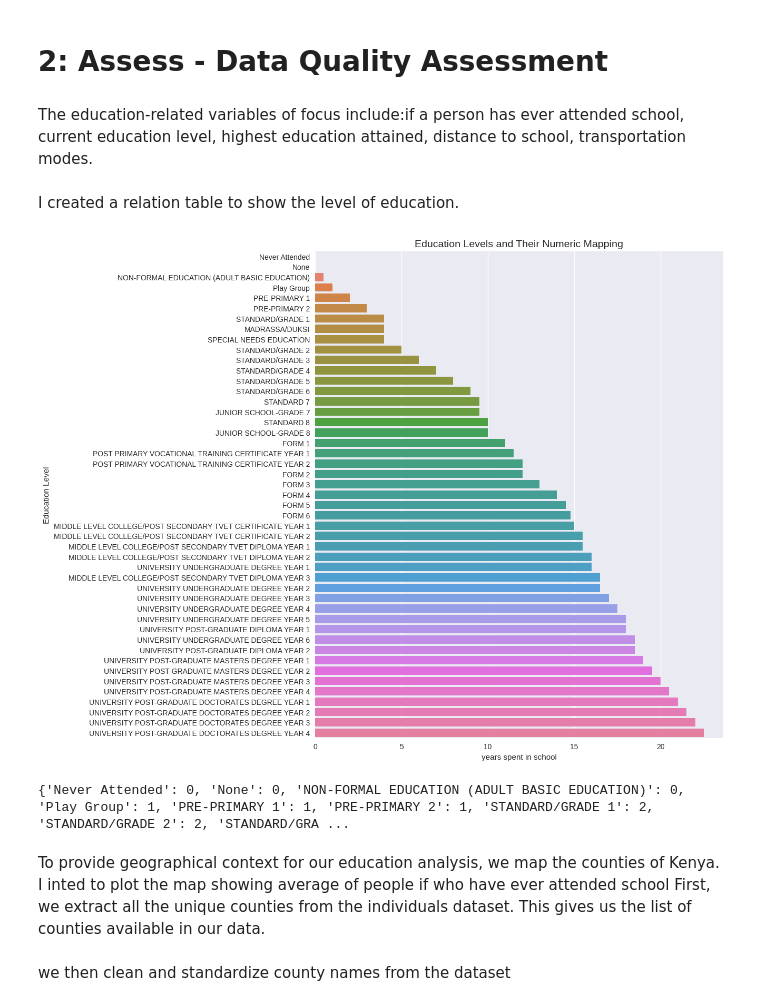
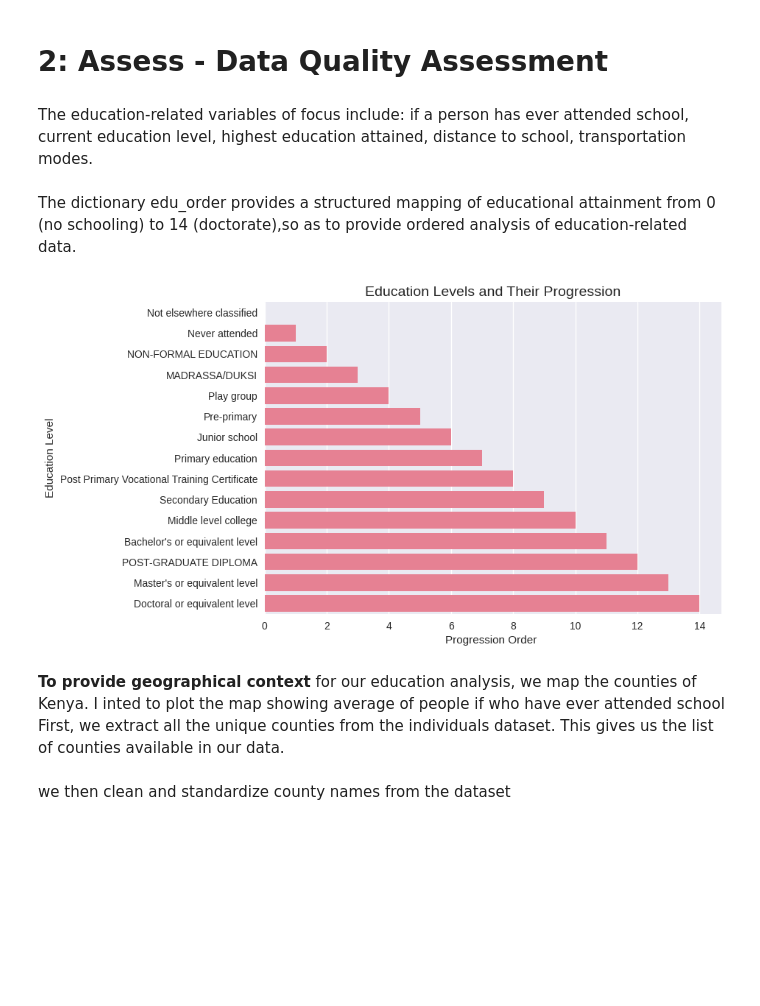
Before and after one commit to silprosa/fynesse_mlfc, a Jupyter notebook: notebooks/Education.ipynb, the cells around one changed output. Saved outputs shown, nothing was run; the diff lists cells and outputs as text; code cells hidden in the pictures; blank space fills up the shorter version.

```diff
--- a/notebooks/Education.ipynb
+++ b/notebooks/Education.ipynb
@@ -203,6 +207,5 @@ display(nan_count)
 # %% [markdown]
 # 2: Assess - Data Quality Assessment
 # %% [markdown]
-The education-related variables of focus include:if a person has ever attended school, current education level, highest education attained, distance to school, transportation modes.
+The education-related variables of focus include:
+  if a person has ever attended school, current education level, highest education attained, distance to school, transportation modes.
-# %% [markdown]
-I created a relation table to show the level of education.
@@ -211,23 +212,17 @@ education_map = access.education_mapping
+# %% [markdown]
+The dictionary edu_order provides a structured mapping of educational attainment from 0 (no schooling) to 14 (doctorate),so as to provide ordered analysis  of education-related data.
 # %%
+edu_df = pd.DataFrame(list(assess.edu_order.items()), columns=["education_level", "mapped_value"])
 
-edu_df = pd.DataFrame(list(education_map.items()), columns=["education_level", "mapped_value"])
-
-edu_df = edu_df.sort_values("mapped_value")
-plt.figure(figsize=(10, 12))
-sns.barplot(x='mapped_value', y='education_level', hue='education_level', data=edu_df,legend=False)
-plt.title("Education Levels and Their Numeric Mapping", fontsize=14)
-plt.xlabel("years spent in school")
+sns.barplot( x='mapped_value',y='education_level',data=edu_df)
+plt.title("Education Levels and Their Progression", fontsize=14)
+plt.xlabel("Progression Order ")
 plt.ylabel("Education Level")
 plt.show()
 # %% [output]
-[figure, old version]
+[figure, new version]
-# %%
-simple_education_map = access.easy_education_mapping
-print(simple_education_map)
-# %% [output]
-{'Never Attended': 0, 'None': 0, 'NON-FORMAL EDUCATION (ADULT BASIC EDUCATION)': 0, 'Play Group': 1, 'PRE-PRIMARY 1': 1, 'PRE-PRIMARY 2': 1, 'STANDARD/GRADE 1': 2, 'STANDARD/GRADE 2': 2, 'STANDARD/GRA ...
 # %% [markdown]
-To provide geographical context for our education analysis, we map the counties of Kenya. I inted to plot the map showing average of people if who have ever attended school
+**To provide geographical context** for our education analysis, we map the counties of Kenya. I inted to plot the map showing average of people if who have ever attended school
 First, we extract all the unique counties from the individuals dataset. This gives us the list of counties available in our data.
 # %%
 counties = individuals['county'].unique()
```
Also changed, not shown: parts of 54 cells of this notebook.
